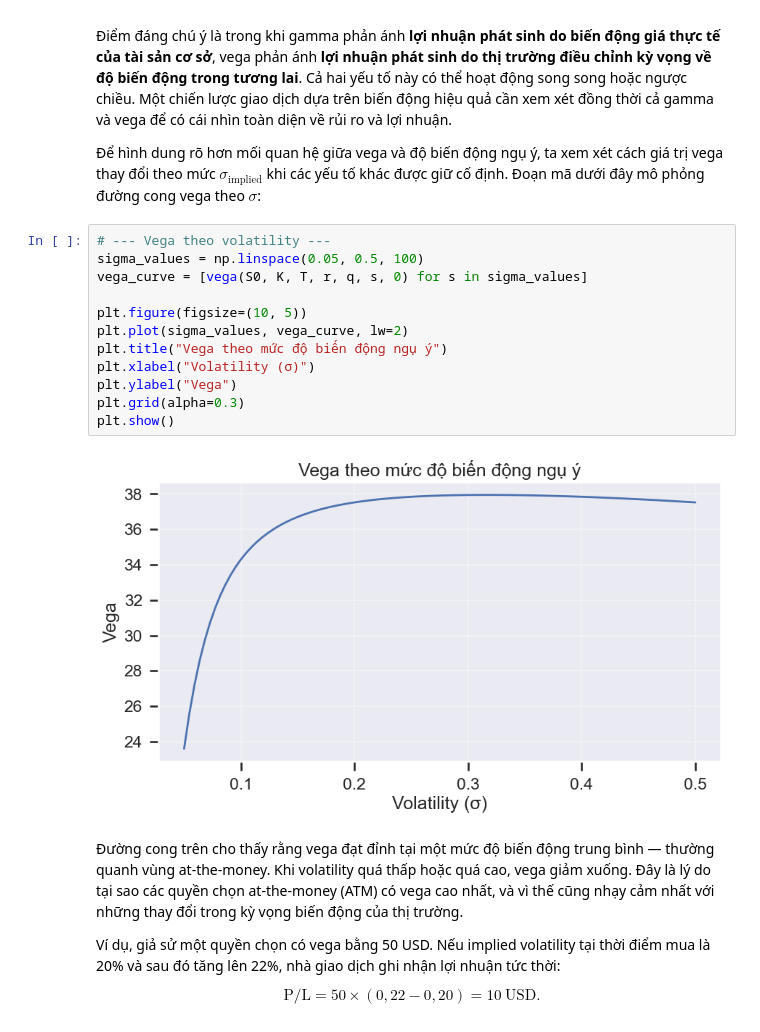
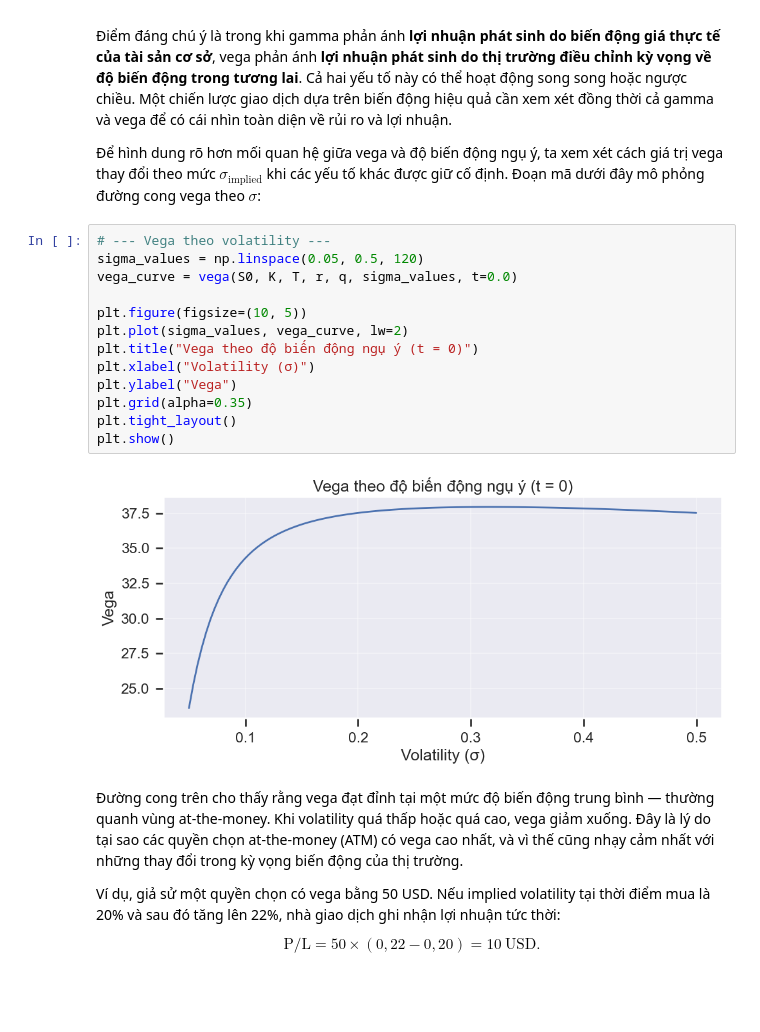
Before and after one commit to letrinhandn/quant-finance, a Jupyter notebook: notebooks/Black-Scholes-Merton-Model.ipynb, the cells around one changed output. Cells and saved outputs as stored; diff of their text form; blank space fills up the shorter version.

```diff
--- a/notebooks/Black-Scholes-Merton-Model.ipynb
+++ b/notebooks/Black-Scholes-Merton-Model.ipynb
@@ -576,18 +577,19 @@ trong đó $T$ là thời gian còn lại đến đáo hạn. Công thức này
 Để hình dung rõ hơn mối quan hệ giữa vega và độ biến động ngụ ý, ta xem xét cách giá trị vega thay đổi theo mức $\sigma_{\text{implied}}$ khi các yếu tố khác được giữ cố định. Đoạn mã dưới đây mô phỏng đường cong vega theo $\sigma$:
 # %%
 # --- Vega theo volatility ---
-sigma_values = np.linspace(0.05, 0.5, 100)
-vega_curve = [vega(S0, K, T, r, q, s, 0) for s in sigma_values]
+sigma_values = np.linspace(0.05, 0.5, 120)
+vega_curve = vega(S0, K, T, r, q, sigma_values, t=0.0)
 
 plt.figure(figsize=(10, 5))
 plt.plot(sigma_values, vega_curve, lw=2)
-plt.title("Vega theo mức độ biến động ngụ ý")
+plt.title("Vega theo độ biến động ngụ ý (t = 0)")
 plt.xlabel("Volatility (σ)")
 plt.ylabel("Vega")
-plt.grid(alpha=0.3)
+plt.grid(alpha=0.35)
+plt.tight_layout()
 plt.show()
 # %% [output]
-[figure, old version]
+[figure, new version]
 # %% [markdown]
 
 Đường cong trên cho thấy rằng vega đạt đỉnh tại một mức độ biến động trung bình — thường quanh vùng at-the-money. Khi volatility quá thấp hoặc quá cao, vega giảm xuống. Đây là lý do tại sao các quyền chọn at-the-money (ATM) có vega cao nhất, và vì thế cũng nhạy cảm nhất với những thay đổi trong kỳ vọng biến động của thị trường.
```
Also changed, not shown: parts of 6 cells of this notebook.
